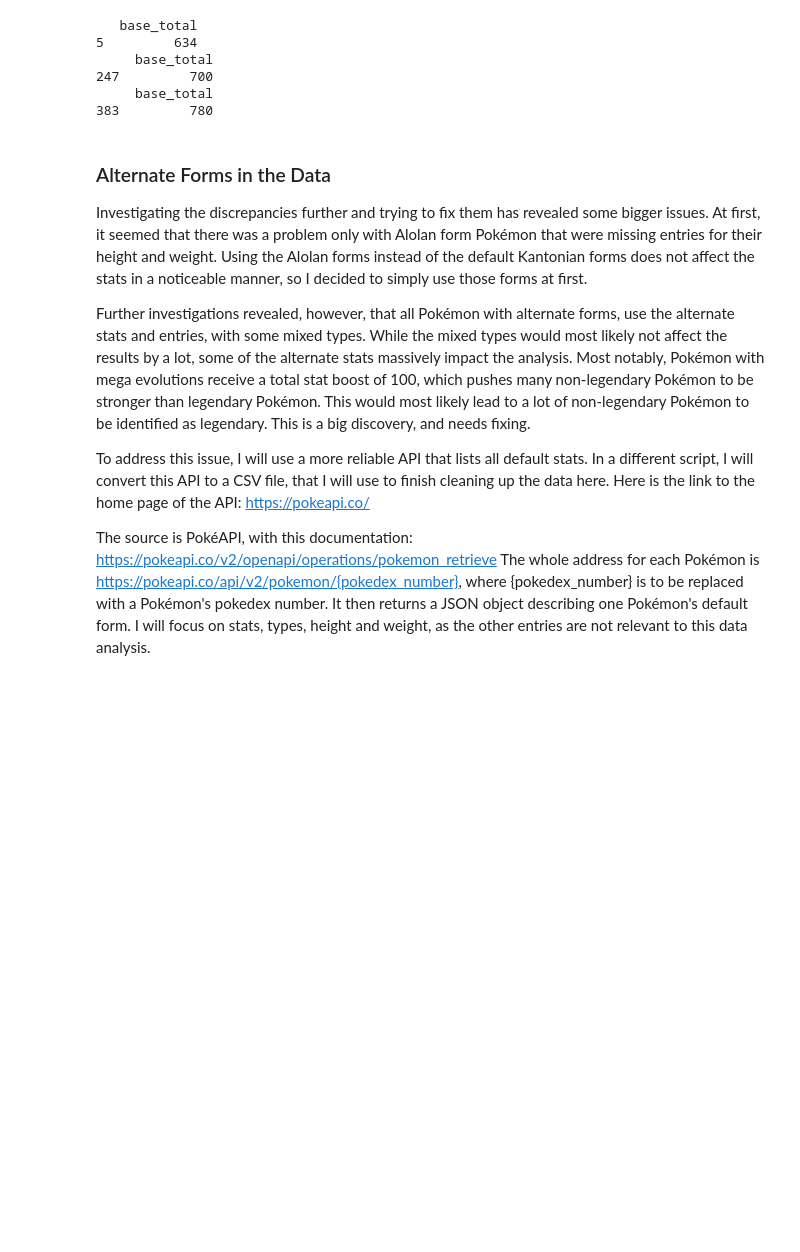
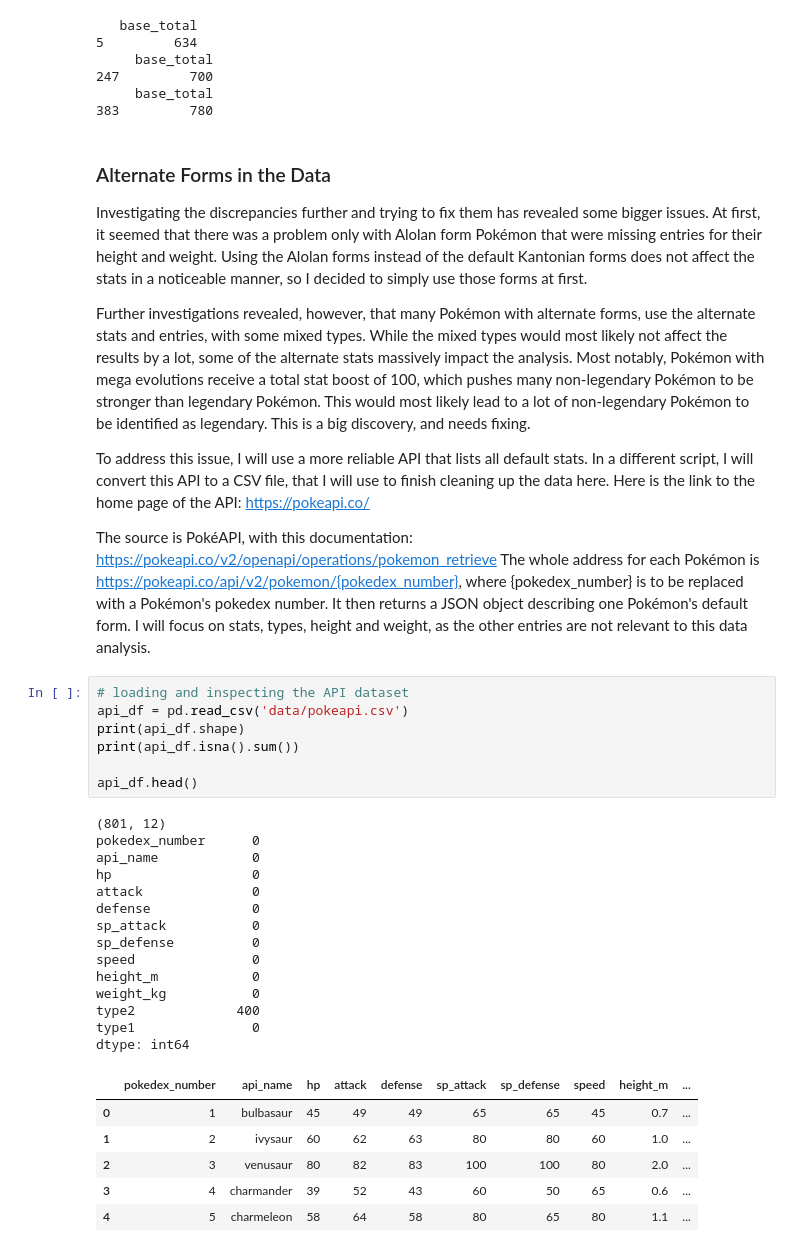
Before and after one commit to mhase27/dcs211_final_project, a Jupyter notebook: pokemon_analysis.ipynb, the cells around one changed output. Cells and saved outputs as stored; diff of their text form; blank space fills up the shorter version.

```diff
--- a/pokemon_analysis.ipynb
+++ b/pokemon_analysis.ipynb
@@ -276,9 +219,37 @@ print(df_clean.loc[df_clean['name']=='Rayquaza',['base_total']])
 
 Investigating the discrepancies further and trying to fix them has revealed some bigger issues. At first, it seemed that there was a problem only with Alolan form Pokémon that were missing entries for their height and weight. Using the Alolan forms instead of the default Kantonian forms does not affect the stats in a noticeable manner, so I decided to simply use those forms at first.
 
-Further investigations revealed, however, that all Pokémon with alternate forms, use the alternate stats and entries, with some mixed types. While the mixed types would most likely not affect the results by a lot, some of the alternate stats massively impact the analysis. Most notably, Pokémon with mega evolutions receive a total stat boost of 100, which pushes many non-legendary Pokémon to be stronger than legendary Pokémon. This would most likely lead to a lot of non-legendary Pokémon to be identified as legendary. This is a big discovery, and needs fixing.
+Further investigations revealed, however, that many Pokémon with alternate forms, use the alternate stats and entries, with some mixed types. While the mixed types would most likely not affect the results by a lot, some of the alternate stats massively impact the analysis. Most notably, Pokémon with mega evolutions receive a total stat boost of 100, which pushes many non-legendary Pokémon to be stronger than legendary Pokémon. This would most likely lead to a lot of non-legendary Pokémon to be identified as legendary. This is a big discovery, and needs fixing.
 
 To address this issue, I will use a more reliable API that lists all default stats. In a different script, I will convert this API to a CSV file, that I will use to finish cleaning up the data here. Here is the link to the home page of the API: https://pokeapi.co/
 
 The source is PokéAPI, with this documentation: https://pokeapi.co/v2/openapi/operations/pokemon_retrieve
 The whole address for each Pokémon is https://pokeapi.co/api/v2/pokemon/{pokedex_number}, where {pokedex_number} is to be replaced with a Pokémon's pokedex number. It then returns a JSON object describing one Pokémon's default form. I will focus on stats, types, height and weight, as the other entries are not relevant to this data analysis.
+# %%
+# loading and inspecting the API dataset
+api_df = pd.read_csv('data/pokeapi.csv')
+print(api_df.shape)
+print(api_df.isna().sum())
+
+api_df.head()
+# %% [output]
+(801, 12)
+pokedex_number      0
+api_name            0
+hp                  0
+attack              0
+defense             0
+sp_attack           0
+sp_defense          0
+speed               0
+height_m            0
+weight_kg           0
+type2             400
+type1               0
+dtype: int64
+|  | pokedex_number | api_name | hp | attack | defense | sp_attack | sp_defense | speed | height_m | ... |
+| 0 | 1 | bulbasaur | 45 | 49 | 49 | 65 | 65 | 45 | 0.7 | ... |
+| 1 | 2 | ivysaur | 60 | 62 | 63 | 80 | 80 | 60 | 1.0 | ... |
+| 2 | 3 | venusaur | 80 | 82 | 83 | 100 | 100 | 80 | 2.0 | ... |
+| 3 | 4 | charmander | 39 | 52 | 43 | 60 | 50 | 65 | 0.6 | ... |
+| 4 | 5 | charmeleon | 58 | 64 | 58 | 80 | 65 | 80 | 1.1 | ... |
```
Also changed, not shown: parts of 17 cells of this notebook.
